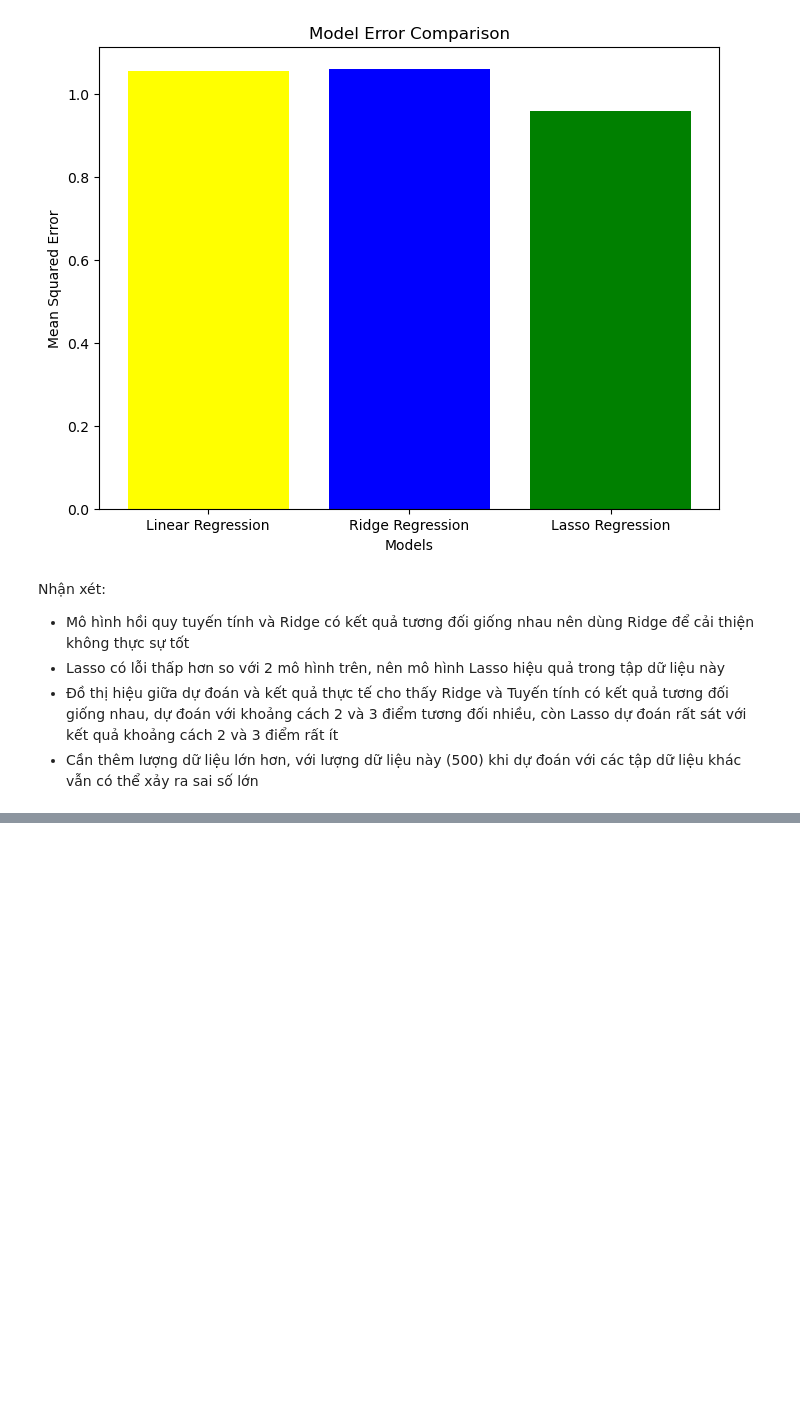
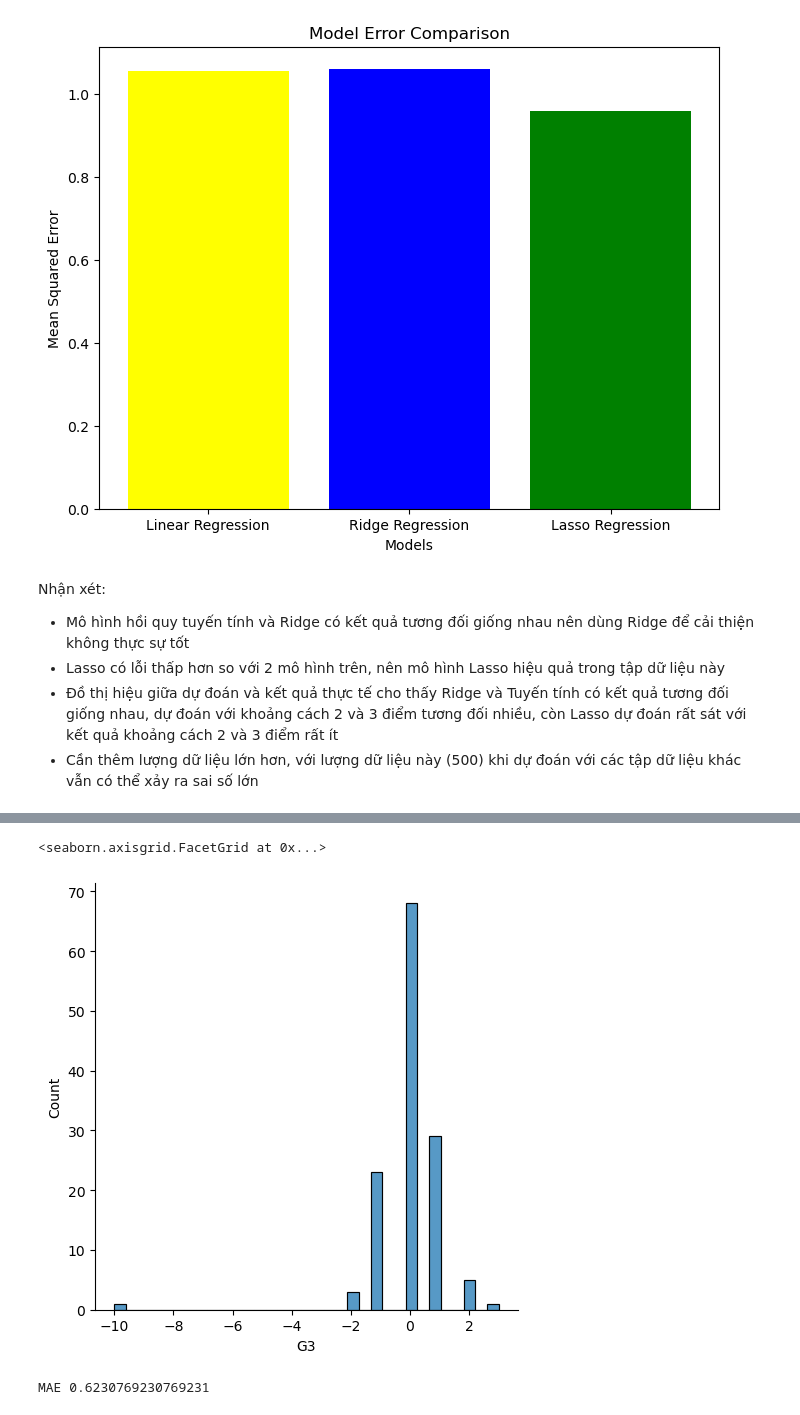
Before and after one commit to kienvbhp872004/predict-grade-of-student, a Jupyter notebook: Predict-Grade-of-Student.ipynb, the cells around one changed output, grey strips where cells are left out. Saved outputs shown, nothing was run; the diff lists cells and outputs as text; code cells hidden in the pictures; blank space fills up the shorter version.

```diff
--- a/Predict-Grade-of-Student.ipynb
+++ b/Predict-Grade-of-Student.ipynb
@@ -768,0 +807,9 @@ Nhận xét:
+# %%
+sns.displot(y_test-y_rfr_predict)
+# %% [output]
+<seaborn.axisgrid.FacetGrid at 0x...>
+[figure, added]
+# %%
+print("MAE",metrics.mean_absolute_error(y_test,y_rfr_predict))
+# %% [output]
+MAE 0.6230769230769231
```
Also changed, not shown: parts of 16 cells of this notebook.
